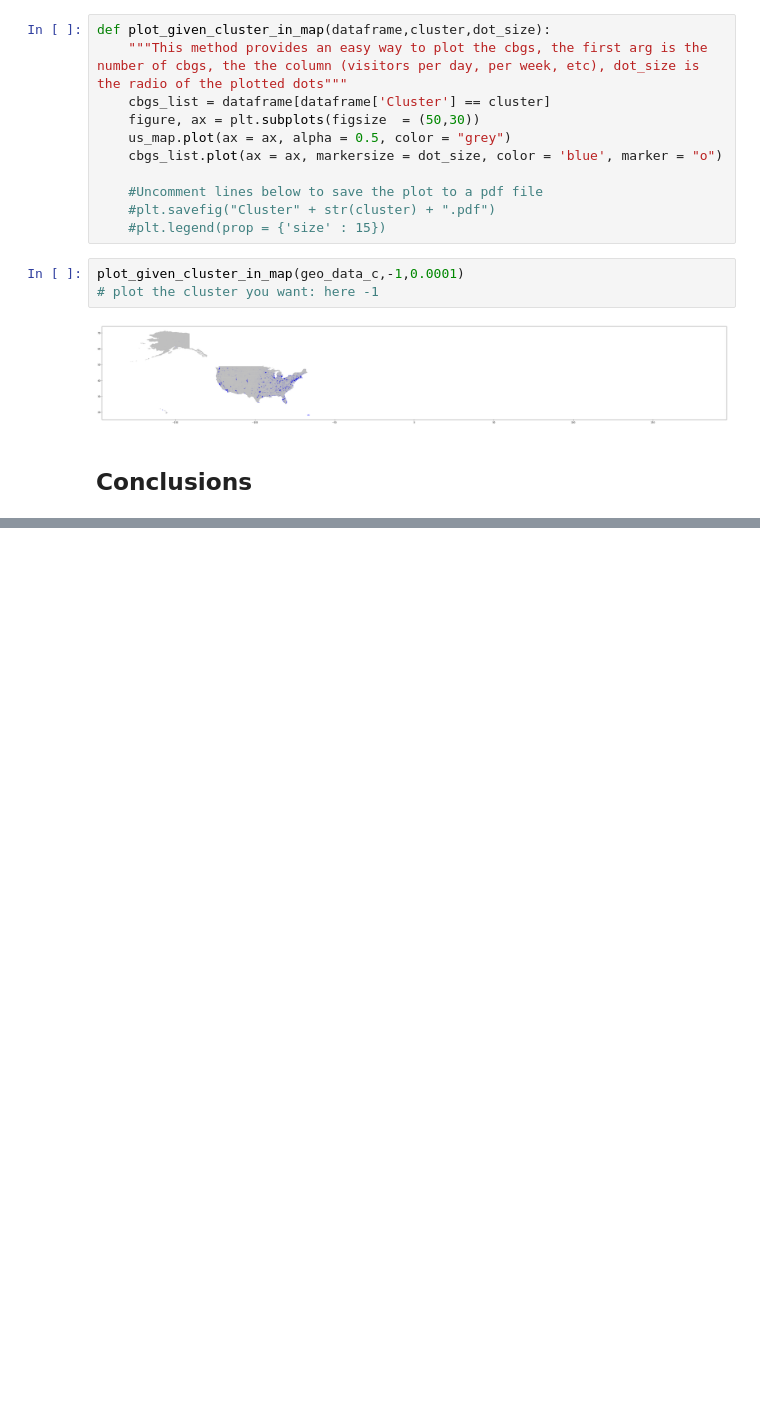
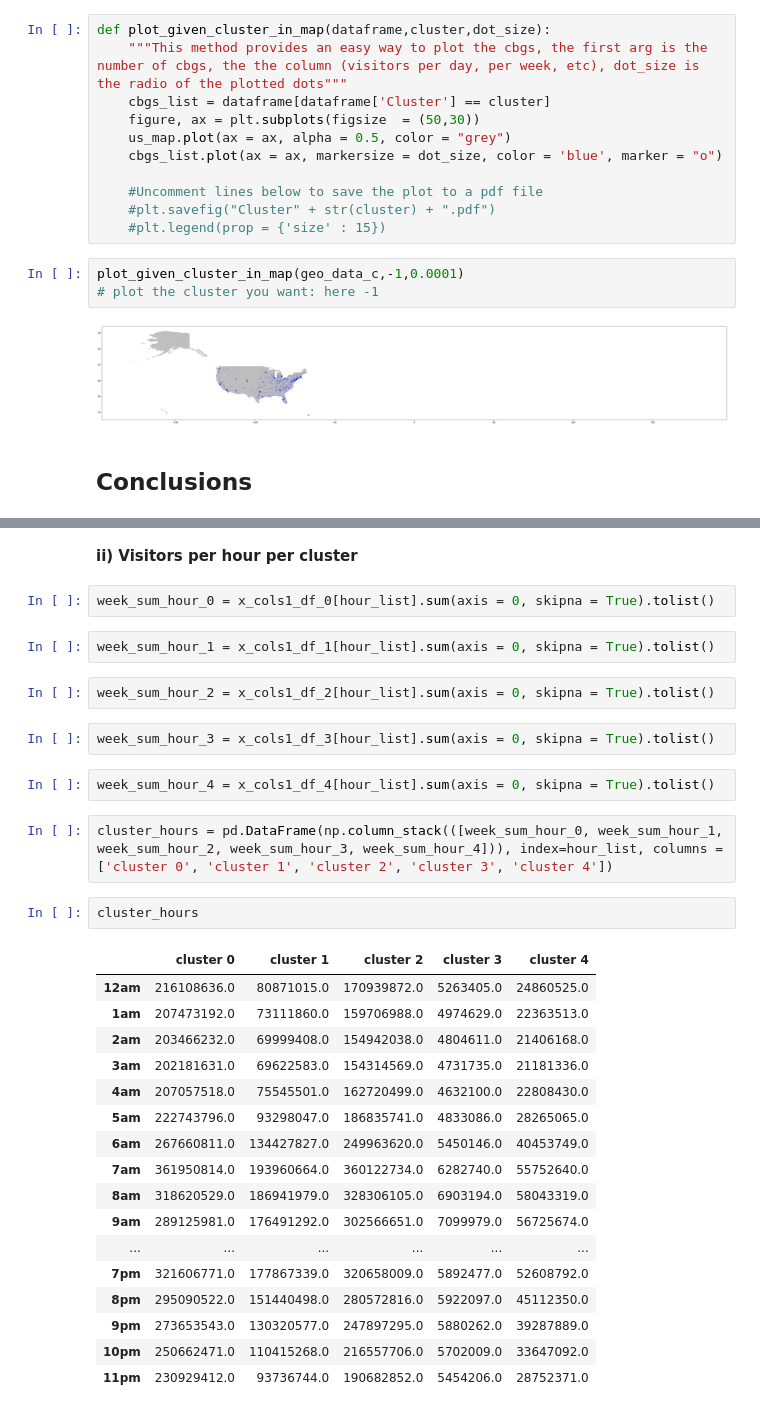
Before and after one commit to Crosita/Capstone-Project-1, a Jupyter notebook: EDA_Capstone_1.ipynb, the cells around one changed output, grey strips where cells are left out. Drawn from its saved outputs; the diff is of its cells as text; blank space fills up the shorter version.

```diff
--- a/EDA_Capstone_1.ipynb
+++ b/EDA_Capstone_1.ipynb
@@ -1573,0 +1905,34 @@ plot_given_cluster_in_map(geo_data_c,-1,0.0001)
+# %% [markdown]
+<b> ii) Visitors per hour per cluster </b>
+# %%
+week_sum_hour_0 = x_cols1_df_0[hour_list].sum(axis = 0, skipna = True).tolist()
+# %%
+week_sum_hour_1 = x_cols1_df_1[hour_list].sum(axis = 0, skipna = True).tolist()
+# %%
+week_sum_hour_2 = x_cols1_df_2[hour_list].sum(axis = 0, skipna = True).tolist()
+# %%
+week_sum_hour_3 = x_cols1_df_3[hour_list].sum(axis = 0, skipna = True).tolist()
+# %%
+week_sum_hour_4 = x_cols1_df_4[hour_list].sum(axis = 0, skipna = True).tolist()
+# %%
+cluster_hours = pd.DataFrame(np.column_stack(([week_sum_hour_0, week_sum_hour_1, week_sum_hour_2, week_sum_hour_3, week_sum_hour_4])), index=hour_list, columns = ['cluster 0', 'cluster 1', 'cluster 2', 'cluster 3', 'cluster 4'])
+# %%
+cluster_hours
+# %% [output]
+|  | cluster 0 | cluster 1 | cluster 2 | cluster 3 | cluster 4 |
+| 12am | 216108636.0 | 80871015.0 | 170939872.0 | 5263405.0 | 24860525.0 |
+| 1am | 207473192.0 | 73111860.0 | 159706988.0 | 4974629.0 | 22363513.0 |
+| 2am | 203466232.0 | 69999408.0 | 154942038.0 | 4804611.0 | 21406168.0 |
+| 3am | 202181631.0 | 69622583.0 | 154314569.0 | 4731735.0 | 21181336.0 |
+| 4am | 207057518.0 | 75545501.0 | 162720499.0 | 4632100.0 | 22808430.0 |
+| 5am | 222743796.0 | 93298047.0 | 186835741.0 | 4833086.0 | 28265065.0 |
+| 6am | 267660811.0 | 134427827.0 | 249963620.0 | 5450146.0 | 40453749.0 |
+| 7am | 361950814.0 | 193960664.0 | 360122734.0 | 6282740.0 | 55752640.0 |
+| 8am | 318620529.0 | 186941979.0 | 328306105.0 | 6903194.0 | 58043319.0 |
+| 9am | 289125981.0 | 176491292.0 | 302566651.0 | 7099979.0 | 56725674.0 |
+| ... | ... | ... | ... | ... | ... |
+| 7pm | 321606771.0 | 177867339.0 | 320658009.0 | 5892477.0 | 52608792.0 |
+| 8pm | 295090522.0 | 151440498.0 | 280572816.0 | 5922097.0 | 45112350.0 |
+| 9pm | 273653543.0 | 130320577.0 | 247897295.0 | 5880262.0 | 39287889.0 |
+| 10pm | 250662471.0 | 110415268.0 | 216557706.0 | 5702009.0 | 33647092.0 |
+| 11pm | 230929412.0 | 93736744.0 | 190682852.0 | 5454206.0 | 28752371.0 |
```
Also changed, not shown: parts of 66 cells of this notebook.
